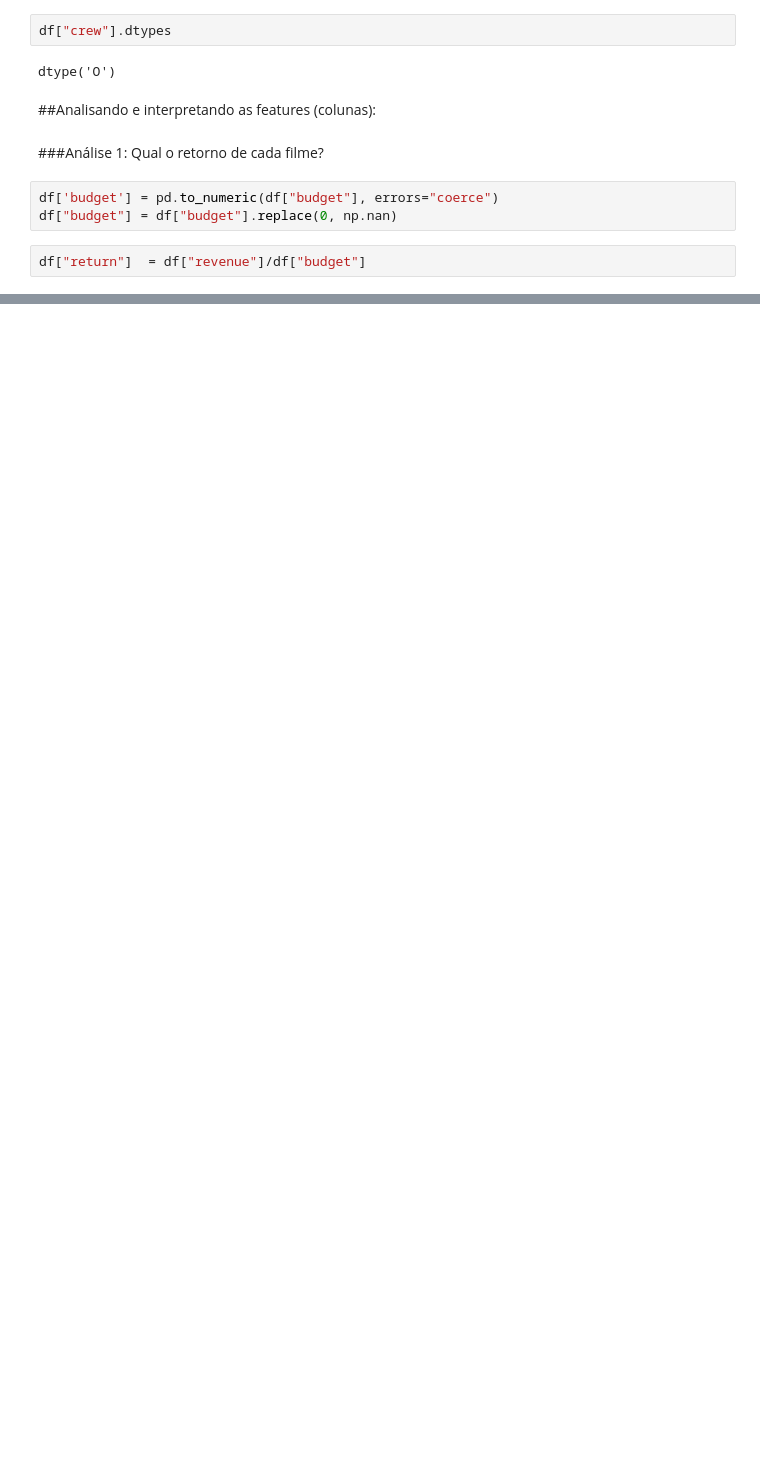
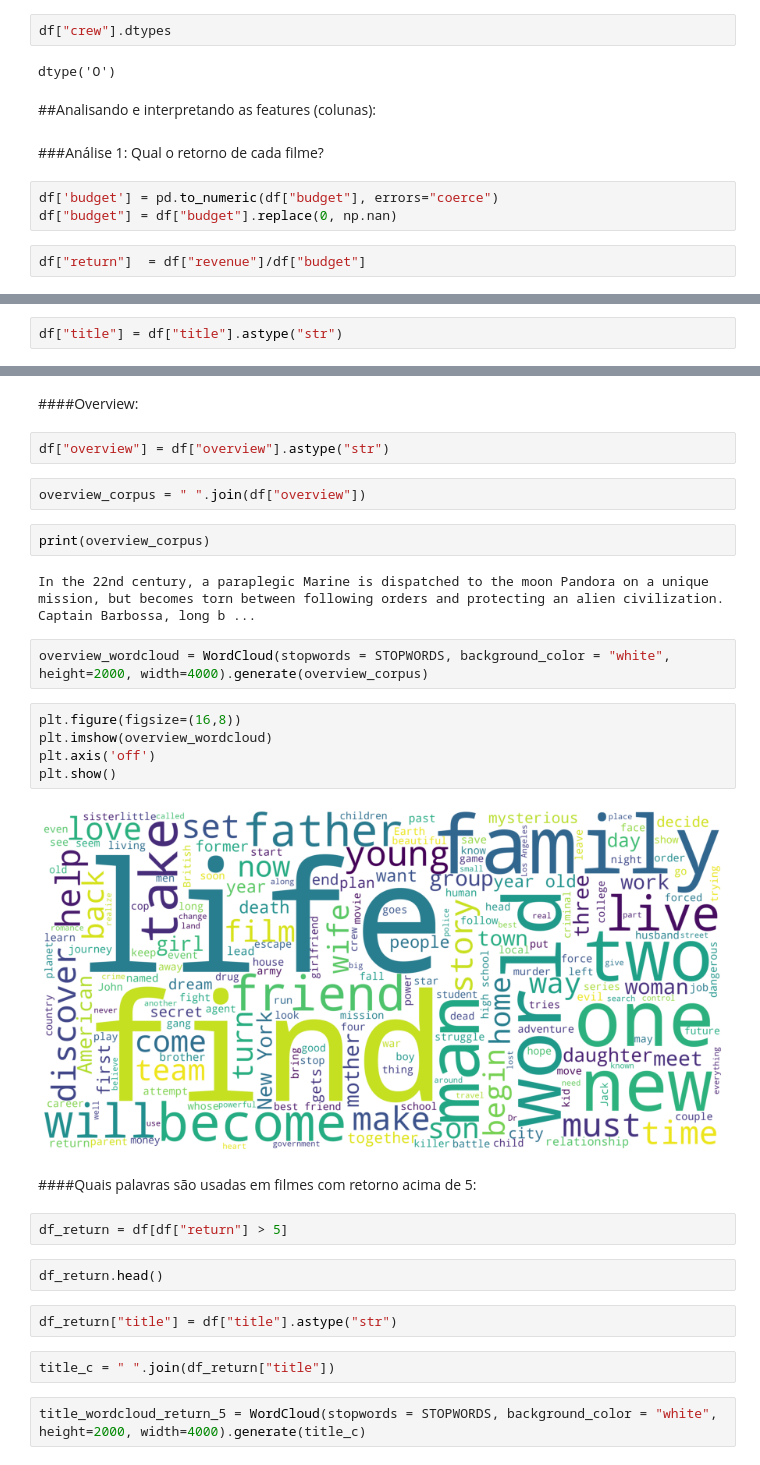
Before and after one commit to dansal0807/movie-recommendation, a Jupyter notebook: Datasets - Coleta de dados/Movie_recommendation(análise e exploração de dados).ipynb, the cells around one changed output, grey strips where cells are left out. Drawn from its saved outputs; the diff is of its cells as text; blank space fills up the shorter version.

```diff
--- a/Datasets - Coleta de dados/Movie_recommendation(análise e exploração de dados).ipynb
+++ b/Datasets - Coleta de dados/Movie_recommendation(análise e exploração de dados).ipynb
@@ -931,0 +1073,2 @@ df["return"].describe().round(2)
+# %%
+df["title"] = df["title"].astype("str")
@@ -931,0 +1088,31 @@ df["return"].describe().round(2)
+# %% [markdown]
+####Overview:
+# %%
+df["overview"] = df["overview"].astype("str")
+# %%
+overview_corpus = " ".join(df["overview"])
+# %%
+print(overview_corpus)
+# %% [output]
+In the 22nd century, a paraplegic Marine is dispatched to the moon Pandora on a unique mission, but becomes torn between following orders and protecting an alien civilization. Captain Barbossa, long b ...
+# %%
+overview_wordcloud = WordCloud(stopwords = STOPWORDS, background_color = "white", height=2000, width=4000).generate(overview_corpus)
+# %%
+plt.figure(figsize=(16,8))
+plt.imshow(overview_wordcloud)
+plt.axis('off')
+plt.show()
+# %% [output]
+[figure, added]
+# %% [markdown]
+####Quais palavras são usadas em filmes com retorno acima de 5:
+# %%
+df_return = df[df["return"] > 5]
+# %%
+df_return.head()
+# %%
+df_return["title"] = df["title"].astype("str")
+# %%
+title_c = " ".join(df_return["title"])
+# %%
+title_wordcloud_return_5 = WordCloud(stopwords = STOPWORDS, background_color = "white", height=2000, width=4000).generate(title_c)
```
Also changed, not shown: parts of 30 cells of this notebook.
